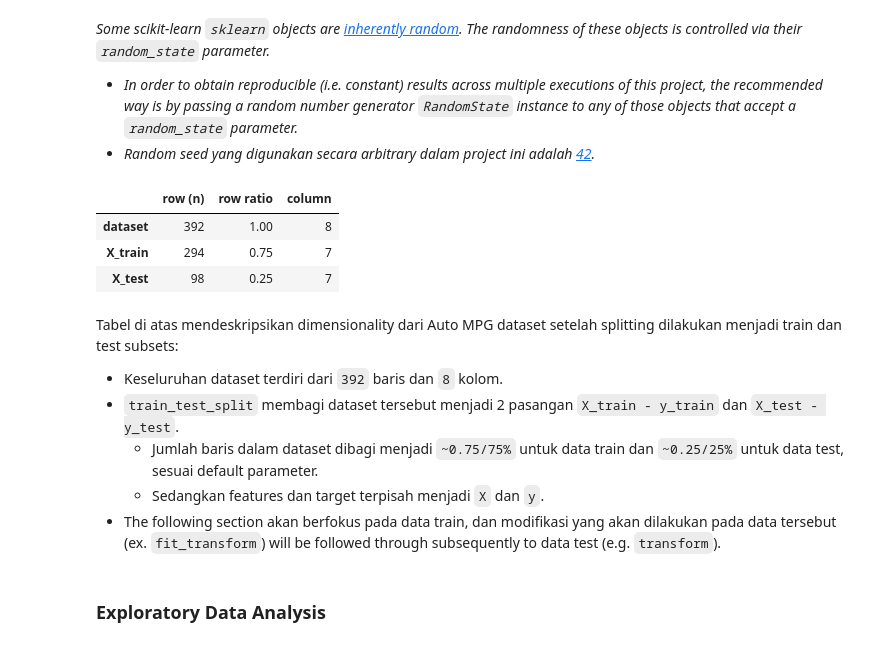
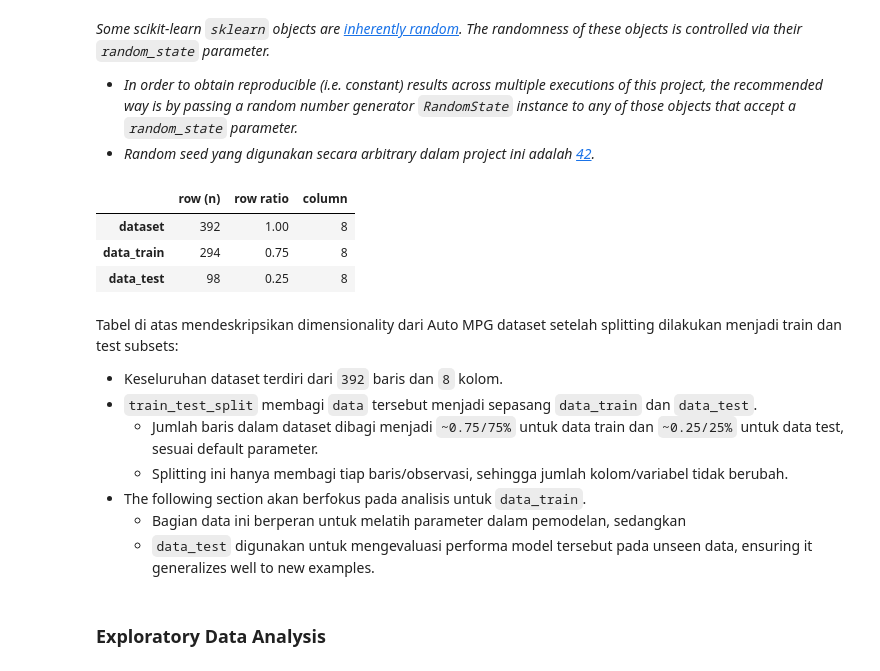
Before and after one commit to garudapaksi-yusuf/Auto_MPG_Prediction, a Jupyter notebook: notebook/notebook.ipynb, the cells around one changed output. Saved outputs shown, nothing was run; the diff lists cells and outputs as text; code cells hidden in the pictures.

Commit message:
modeling pipeline

```diff
--- a/notebook/notebook.ipynb
+++ b/notebook/notebook.ipynb
@@ -355,32 +328,34 @@ RANDOM_STATE = 42
 * *In order to obtain reproducible (i.e. constant) results across multiple executions of this project, the recommended way is by passing a random number generator `RandomState` instance to any of those objects that accept a `random_state` parameter.*
 * *Random seed yang digunakan secara arbitrary dalam project ini adalah [42](https://en.wikipedia.org/wiki/42_(number)).*
 # %%
-# split features and target to random train and test subsets
-X_train, X_test, y_train, y_test = data_split(
-    dataset=data,
+# split dataset to random train and test subsets
+data_train, data_test = train_test_split(
+    data,
     random_state=RANDOM_STATE
 )
 
 # perform dimensionality analysis of train-test subsets
 pd.DataFrame(
     data=[(data.shape[0], (data.shape[0] / data.shape[0]), data.shape[1]),
-          (X_train.shape[0], (X_train.shape[0] / data.shape[0]), X_train.shape[1]),
-          (X_test.shape[0], (X_test.shape[0] / data.shape[0]), X_test.shape[1])],
-    index=["dataset", "X_train", "X_test"],
+          (data_train.shape[0], (data_train.shape[0] / data.shape[0]), data_train.shape[1]),
+          (data_test.shape[0], (data_test.shape[0] / data.shape[0]), data_test.shape[1])],
+    index=["dataset", "data_train", "data_test"],
     columns=["row (n)", "row ratio", "column"]
 )
 # %% [output]
 |  | row (n) | row ratio | column |
 | dataset | 392 | 1.00 | 8 |
-| X_train | 294 | 0.75 | 7 |
-| X_test | 98 | 0.25 | 7 |
+| data_train | 294 | 0.75 | 8 |
+| data_test | 98 | 0.25 | 8 |
 # %% [markdown]
 Tabel di atas mendeskripsikan dimensionality dari Auto MPG dataset setelah splitting dilakukan menjadi train dan test subsets:
 * Keseluruhan dataset terdiri dari `392` baris dan `8` kolom.
-* `train_test_split` membagi dataset tersebut menjadi 2 pasangan `X_train - y_train` dan `X_test - y_test`.
+* `train_test_split` membagi `data` tersebut menjadi sepasang `data_train` dan `data_test`.
     * Jumlah baris dalam dataset dibagi menjadi `~0.75/75%` untuk data train dan `~0.25/25%` untuk data test, sesuai default parameter.
-    * Sedangkan features dan target terpisah menjadi `X` dan `y`.
-* The following section akan berfokus pada data train, dan modifikasi yang akan dilakukan pada data tersebut (ex. `fit_transform`) will be followed through subsequently to data test (e.g. `transform`).
+    * Splitting ini hanya membagi tiap baris/observasi, sehingga jumlah kolom/variabel tidak berubah.
+* The following section akan berfokus pada analisis untuk `data_train`.
+    * Bagian data ini berperan untuk melatih parameter dalam pemodelan, sedangkan
+    * `data_test` digunakan untuk mengevaluasi performa model tersebut pada unseen data, ensuring it generalizes well to new examples.
 # %% [markdown]
 ### Exploratory Data Analysis
 # %% [markdown]
```
Also changed, not shown: parts of 38 cells of this notebook.
